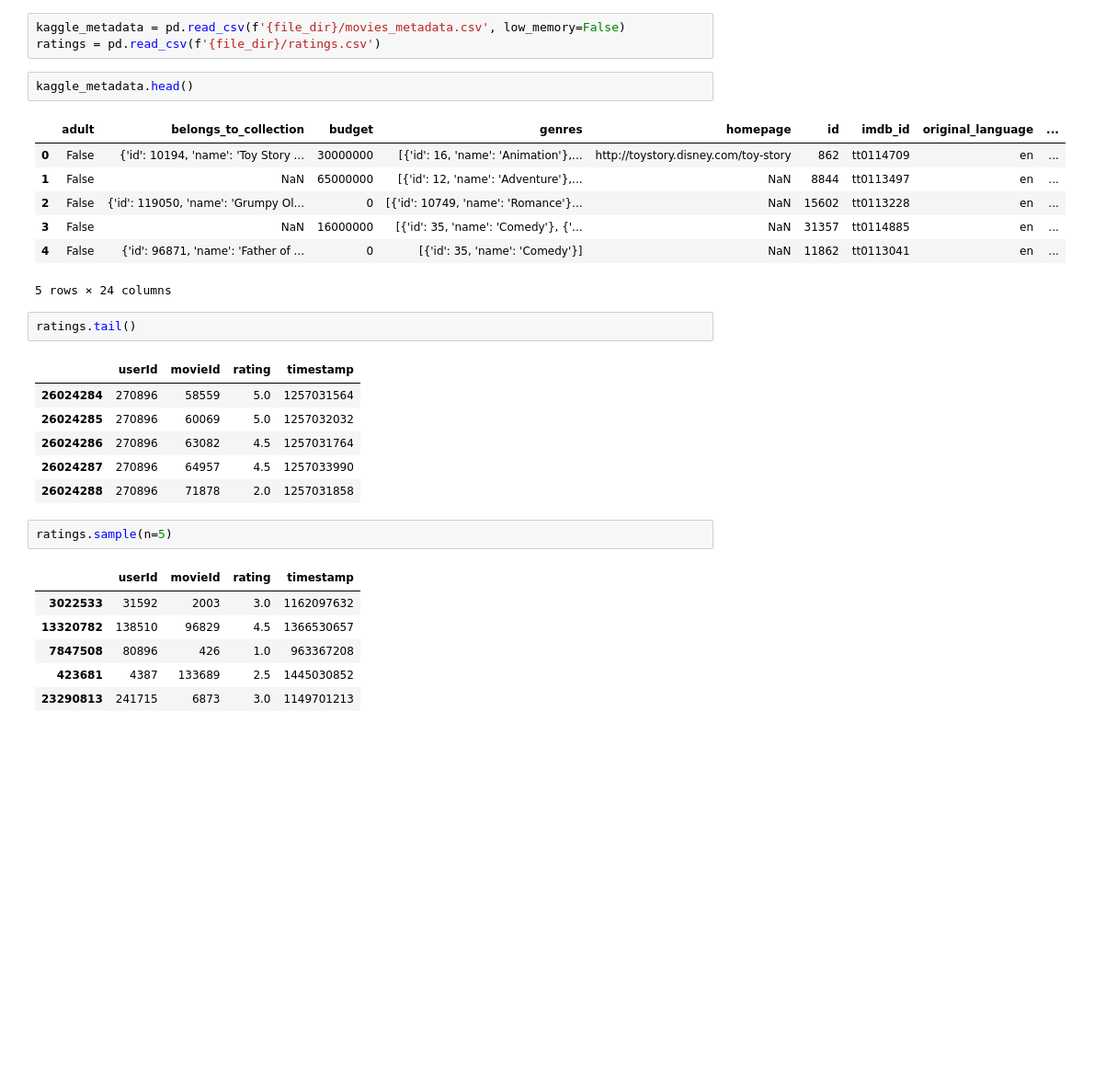
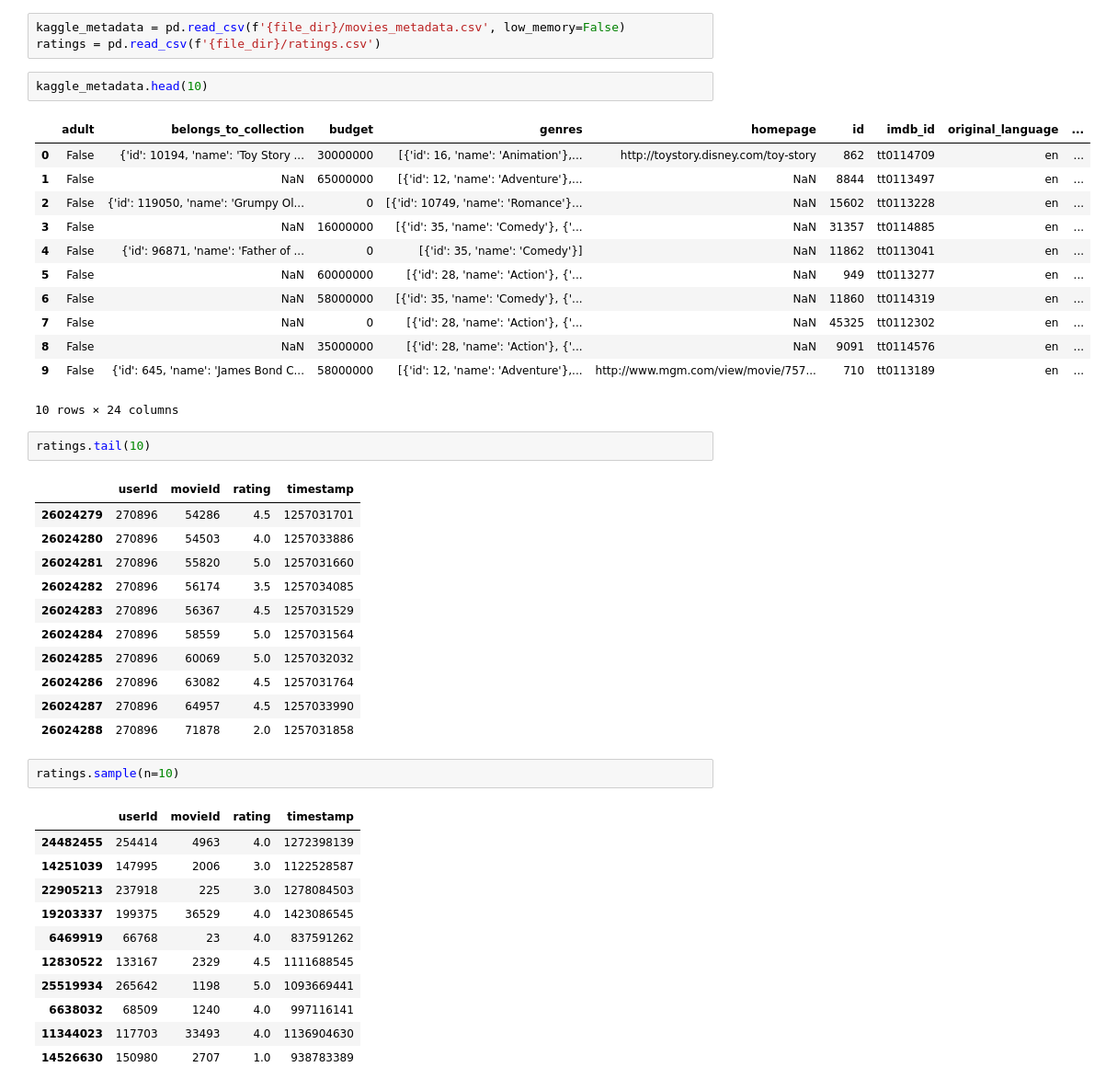
Before and after one commit to boyerjason700/MoviesETL, a Jupyter notebook: Untitled.ipynb, the cells around one changed output. Shown at 92% size. Cells and saved outputs as stored; diff of their text form; blank space fills up the shorter version.

```diff
--- a/Untitled.ipynb
+++ b/Untitled.ipynb
@@ -78,30 +78,45 @@ wiki_movies_raw[3600:3605]
 kaggle_metadata = pd.read_csv(f'{file_dir}/movies_metadata.csv', low_memory=False)
 ratings = pd.read_csv(f'{file_dir}/ratings.csv')
 # %%
-kaggle_metadata.head()
+kaggle_metadata.head(10)
 # %% [output]
 |  | adult | belongs_to_collection | budget | genres | homepage | id | imdb_id | original_language | ... |
 | 0 | False | {'id': 10194, 'name': 'Toy Story ... | 30000000 | [{'id': 16, 'name': 'Animation'},... | http://toystory.disney.com/toy-story | 862 | tt0114709 | en | ... |
 | 1 | False | NaN | 65000000 | [{'id': 12, 'name': 'Adventure'},... | NaN | 8844 | tt0113497 | en | ... |
 | 2 | False | {'id': 119050, 'name': 'Grumpy Ol... | 0 | [{'id': 10749, 'name': 'Romance'}... | NaN | 15602 | tt0113228 | en | ... |
 | 3 | False | NaN | 16000000 | [{'id': 35, 'name': 'Comedy'}, {'... | NaN | 31357 | tt0114885 | en | ... |
 | 4 | False | {'id': 96871, 'name': 'Father of ... | 0 | [{'id': 35, 'name': 'Comedy'}] | NaN | 11862 | tt0113041 | en | ... |
+| 5 | False | NaN | 60000000 | [{'id': 28, 'name': 'Action'}, {'... | NaN | 949 | tt0113277 | en | ... |
+| 6 | False | NaN | 58000000 | [{'id': 35, 'name': 'Comedy'}, {'... | NaN | 11860 | tt0114319 | en | ... |
+| 7 | False | NaN | 0 | [{'id': 28, 'name': 'Action'}, {'... | NaN | 45325 | tt0112302 | en | ... |
+| 8 | False | NaN | 35000000 | [{'id': 28, 'name': 'Action'}, {'... | NaN | 9091 | tt0114576 | en | ... |
+| 9 | False | {'id': 645, 'name': 'James Bond C... | 58000000 | [{'id': 12, 'name': 'Adventure'},... | http://www.mgm.com/view/movie/757... | 710 | tt0113189 | en | ... |
-5 rows × 24 columns
+10 rows × 24 columns
 # %%
-ratings.tail()
+ratings.tail(10)
 # %% [output]
 |  | userId | movieId | rating | timestamp |
+| 26024279 | 270896 | 54286 | 4.5 | 1257031701 |
+| 26024280 | 270896 | 54503 | 4.0 | 1257033886 |
+| 26024281 | 270896 | 55820 | 5.0 | 1257031660 |
+| 26024282 | 270896 | 56174 | 3.5 | 1257034085 |
+| 26024283 | 270896 | 56367 | 4.5 | 1257031529 |
 | 26024284 | 270896 | 58559 | 5.0 | 1257031564 |
 | 26024285 | 270896 | 60069 | 5.0 | 1257032032 |
 | 26024286 | 270896 | 63082 | 4.5 | 1257031764 |
 | 26024287 | 270896 | 64957 | 4.5 | 1257033990 |
 | 26024288 | 270896 | 71878 | 2.0 | 1257031858 |
 # %%
-ratings.sample(n=5)
+ratings.sample(n=10)
 # %% [output]
 |  | userId | movieId | rating | timestamp |
-| 3022533 | 31592 | 2003 | 3.0 | 1162097632 |
-| 13320782 | 138510 | 96829 | 4.5 | 1366530657 |
-| 7847508 | 80896 | 426 | 1.0 | 963367208 |
-| 423681 | 4387 | 133689 | 2.5 | 1445030852 |
-| 23290813 | 241715 | 6873 | 3.0 | 1149701213 |
+| 24482455 | 254414 | 4963 | 4.0 | 1272398139 |
+| 14251039 | 147995 | 2006 | 3.0 | 1122528587 |
+| 22905213 | 237918 | 225 | 3.0 | 1278084503 |
+| 19203337 | 199375 | 36529 | 4.0 | 1423086545 |
+| 6469919 | 66768 | 23 | 4.0 | 837591262 |
+| 12830522 | 133167 | 2329 | 4.5 | 1111688545 |
+| 25519934 | 265642 | 1198 | 5.0 | 1093669441 |
+| 6638032 | 68509 | 1240 | 4.0 | 997116141 |
+| 11344023 | 117703 | 33493 | 4.0 | 1136904630 |
+| 14526630 | 150980 | 2707 | 1.0 | 938783389 |
```
Also changed, not shown: parts of 13 cells of this notebook.
